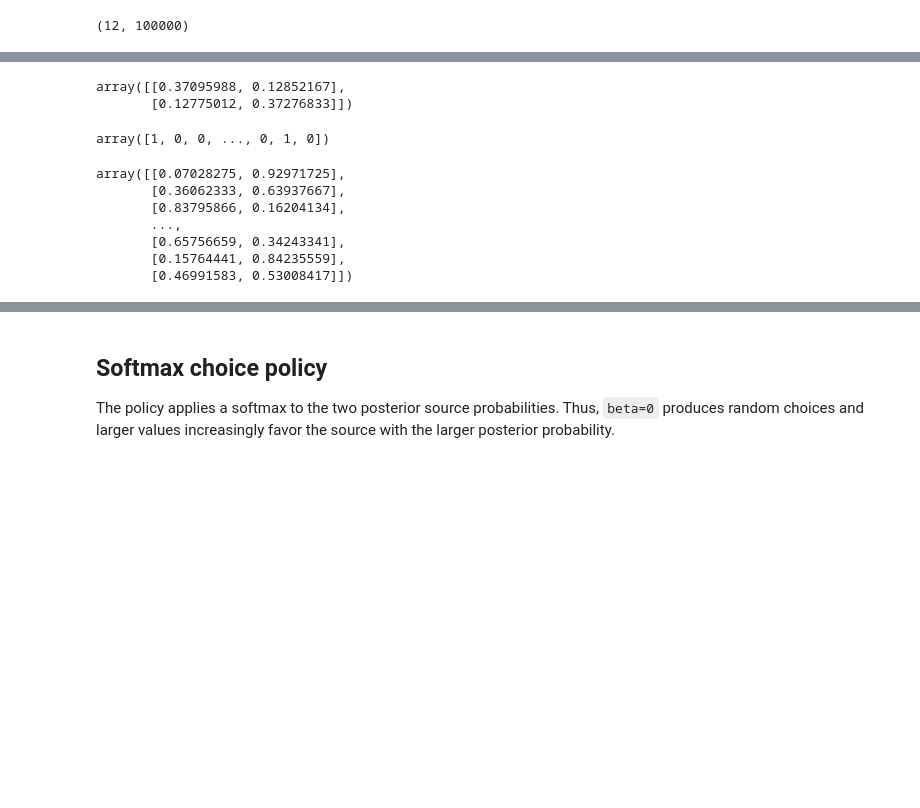
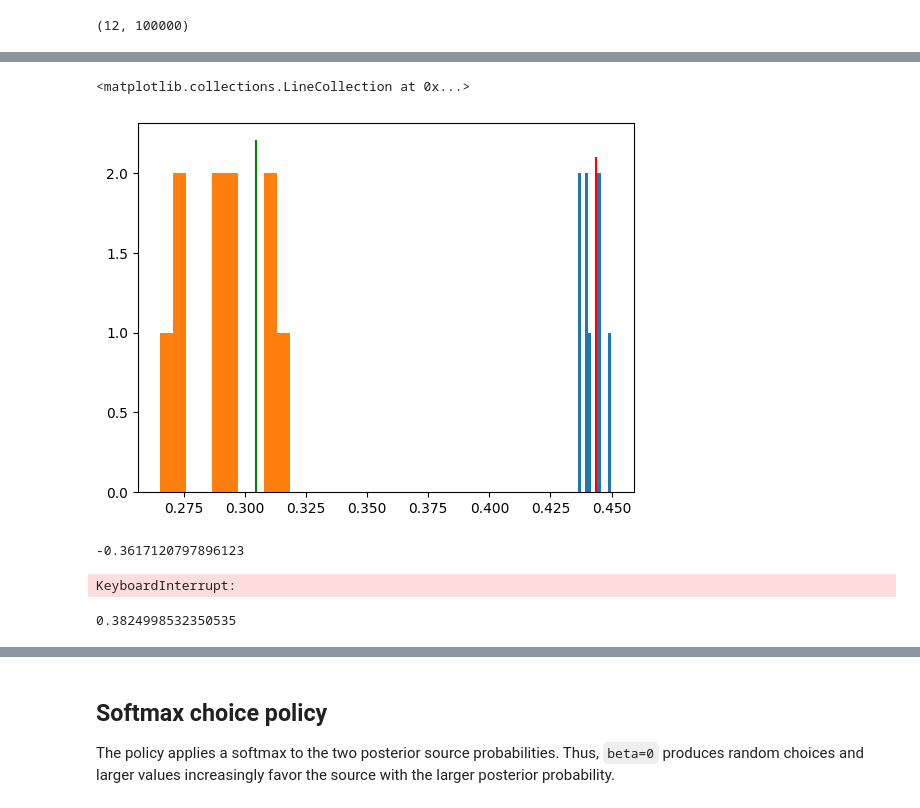
Before and after one commit to jacobaparker/Copy_Murphy2021, a Jupyter notebook: MI_estimator_sims.ipynb, the cells around one changed output, grey strips where cells are left out. Cells and saved outputs as stored; diff of their text form; code cells hidden in the pictures; blank space fills up the shorter version.

```diff
--- a/MI_estimator_sims.ipynb
+++ b/MI_estimator_sims.ipynb
@@ -430,19 +386,30 @@ hh
-# %%
-pp
-# %% [output]
-array([[0.37095988, 0.12852167],
-       [0.12775012, 0.37276833]])
-# %%
-Y
-# %% [output]
-array([1, 0, 0, ..., 0, 1, 0])
-# %%
-P
-# %% [output]
-array([[0.07028275, 0.92971725],
-       [0.36062333, 0.63937667],
-       [0.83795866, 0.16204134],
-       ...,
-       [0.65756659, 0.34243341],
-       [0.15764441, 0.84235559],
-       [0.46991583, 0.53008417]])
+# %%
+from scipy.special import softmax
+
+Ntrials = 1500
+Niters = 10
+betas = [3]
+Ixr = {}
+Ixr_est = {}
+Ixr_ref = {}
+Ixr_est_ref = {}
+
+rng = np.random.default_rng(2026)
+
+Xref, Yref = generate_trials(100000,balanced_starts=True)
+Pref = P_source_g_samples(Xref, mean_neg, mean_pos, std, h, P0, window_size=None)
+
+for beta in betas:
+    Ixr[beta] = np.zeros((Niters))
+    Ixr_est[beta] = np.zeros((Niters))
+    p_RgX_ref = softmax(beta * Pref, axis=1)
+    choices_ref = rng.multinomial(1,p_RgX_ref).argmax(axis=1)
+    Ixr_ref[beta] = utils.compute_I_XR_emp(p_RgX_ref)
+    Ixr_est_ref[beta] = discrete_continuous_info(d=choices_ref.reshape(1,-1), c=Xref.T, k=3)[0]
+    for i in range(Niters):
+        X, Y = generate_trials(Ntrials, balanced_starts=True)
+        P = P_source_g_samples(X, mean_neg, mean_pos, std, h, P0, window_size=None)
+        p_RgX = softmax(beta * P, axis=1)
+        choices = rng.multinomial(1,p_RgX).argmax(axis=1)
+        Ixr[beta][i] = utils.compute_I_XR_emp(p_RgX)
+        Ixr_est[beta][i] = discrete_continuous_info(d=choices.reshape(1,-1), c=X.T, k=3)[0]
@@ -448,0 +418,8 @@ array([[0.07028275, 0.92971725],
+# %%
+plt.hist(Ixr[3])
+plt.hist(Ixr_est[3])
+plt.vlines(Ixr_ref[3],0,plt.gca().get_ylim()[1],color='r')
+plt.vlines(Ixr_est_ref[3],0,plt.gca().get_ylim()[1],color='g')
+# %% [output]
+<matplotlib.collections.LineCollection at 0x...>
+[figure, added]
@@ -448,0 +471,14 @@ array([[0.07028275, 0.92971725],
+# %%
+Mixed_KSG(Xref, choices_ref, k=5)
+# %% [output]
+-0.3617120797896123
+# %%
+Xscaled = Xref / 90
+Mixed_KSG(Xscaled, choices_ref, k=5)
+# %% [output]
+KeyboardInterrupt:
+# %%
+Xscaled = X / 90
+Mixed_KSG(Xscaled, choices, k=5)
+# %% [output]
+0.3824998532350535
```
Also changed, not shown: parts of 27 cells of this notebook, 5 other files.
